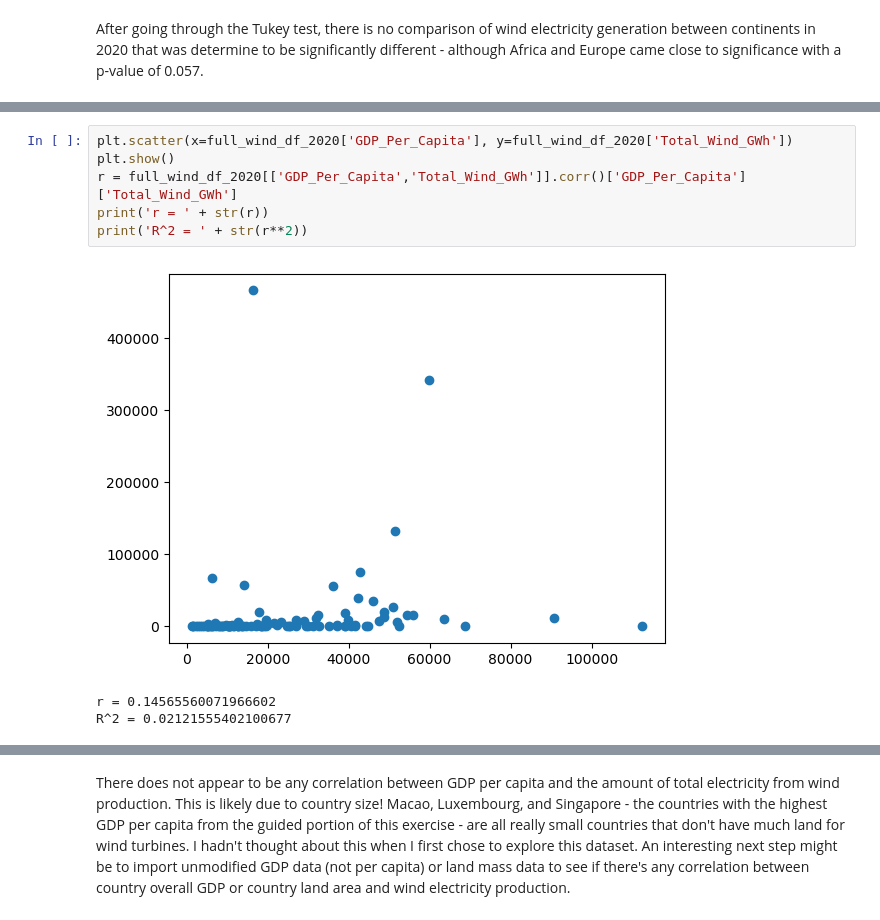
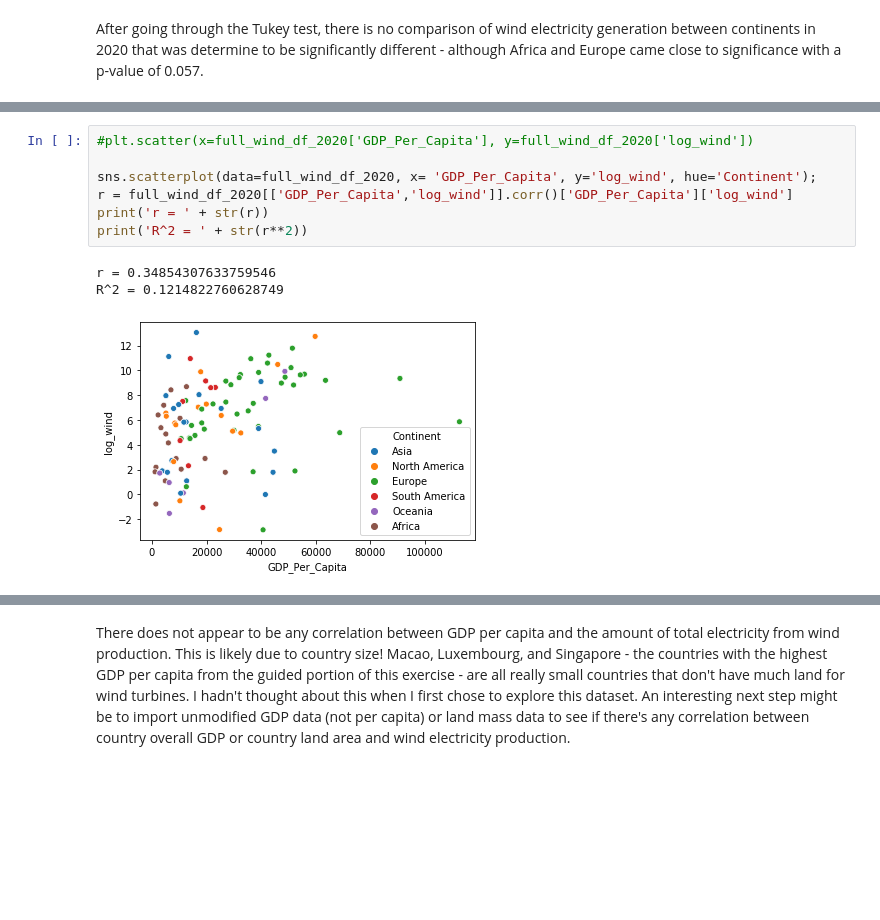
Before and after one commit to ballir27/un-exploration, a Jupyter notebook: Notebooks/Wind_Data_Solo_Exploration.ipynb, the cells around one changed output, grey strips where cells are left out. Cells and saved outputs as stored; diff of their text form; blank space fills up the shorter version.

```diff
--- a/Notebooks/Wind_Data_Solo_Exploration.ipynb
+++ b/Notebooks/Wind_Data_Solo_Exploration.ipynb
@@ -300,11 +308,12 @@ After going through the Tukey test, there is no comparison of wind electricity g
 # %%
-plt.scatter(x=full_wind_df_2020['GDP_Per_Capita'], y=full_wind_df_2020['Total_Wind_GWh'])
-plt.show()
-r = full_wind_df_2020[['GDP_Per_Capita','Total_Wind_GWh']].corr()['GDP_Per_Capita']['Total_Wind_GWh']
+#plt.scatter(x=full_wind_df_2020['GDP_Per_Capita'], y=full_wind_df_2020['log_wind'])
+
+sns.scatterplot(data=full_wind_df_2020, x= 'GDP_Per_Capita', y='log_wind', hue='Continent');
+r = full_wind_df_2020[['GDP_Per_Capita','log_wind']].corr()['GDP_Per_Capita']['log_wind']
 print('r = ' + str(r))
 print('R^2 = ' + str(r**2))
 # %% [output]
+r = 0.34854307633759546
+R^2 = 0.1214822760628749
-[figure, old version]
+[figure, new version]
-r = 0.14565560071966602
-R^2 = 0.02121555402100677
 # %%
```
Also changed, not shown: parts of 12 cells of this notebook.
